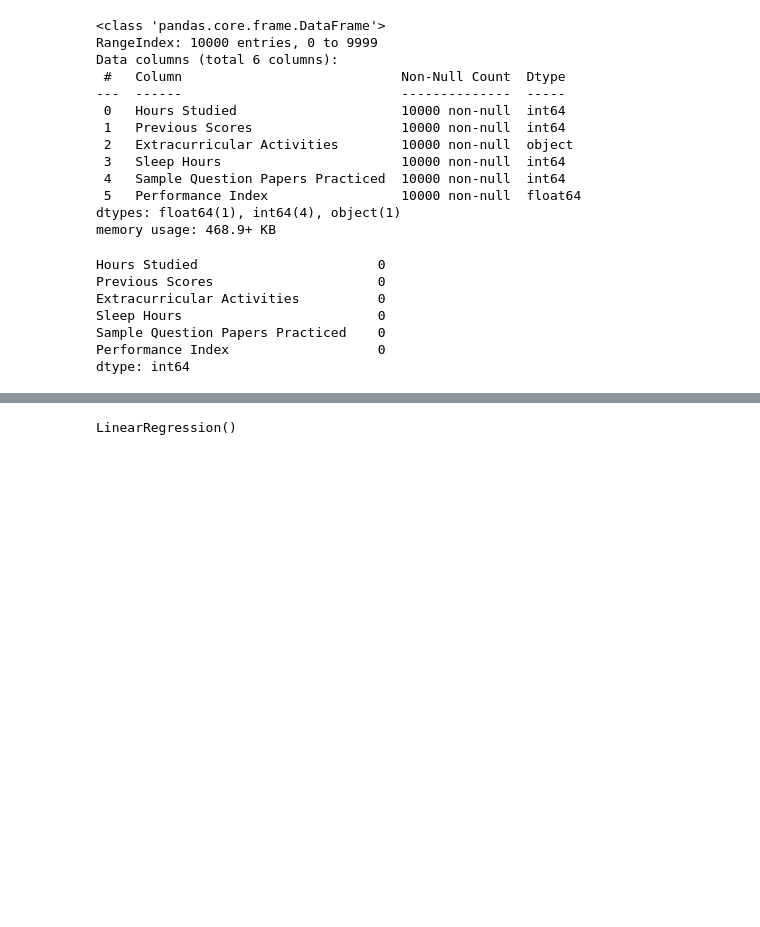
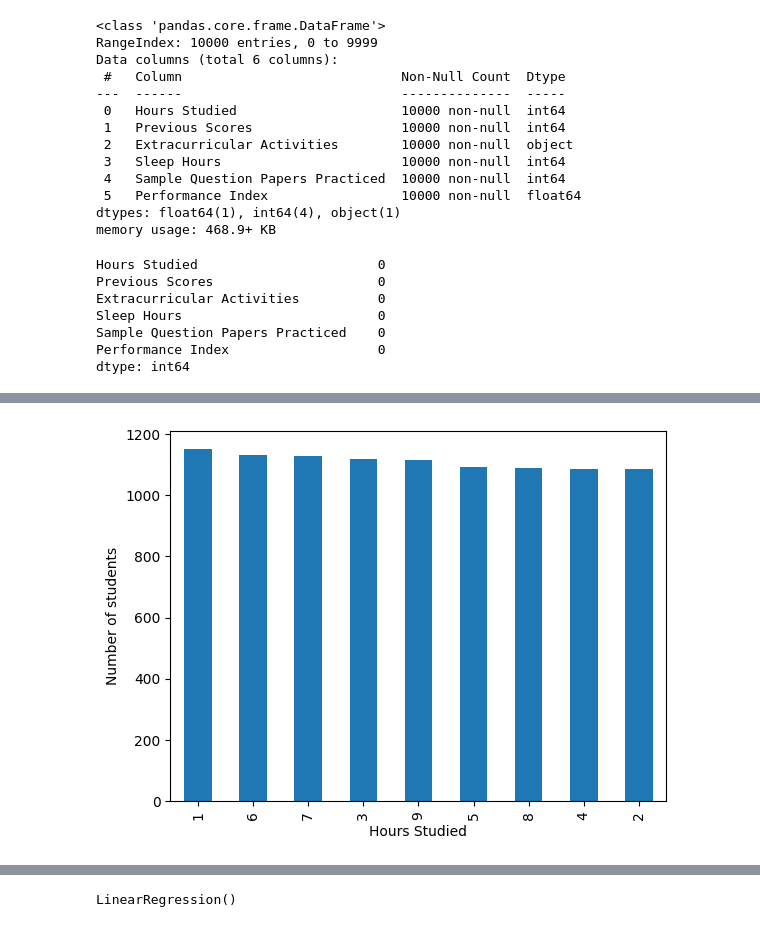
Before and after one commit to VINAY-KUMAR855/Introduction_Datascience_projects, a Jupyter notebook: Predicting-Student-Performance/Untitled.ipynb, the cells around one changed output, grey strips where cells are left out. Drawn from its saved outputs; the diff is of its cells as text; code cells hidden in the pictures; blank space fills up the shorter version.

```diff
--- a/Predicting-Student-Performance/Untitled.ipynb
+++ b/Predicting-Student-Performance/Untitled.ipynb
@@ -48,0 +55,6 @@ dtype: int64
+# %%
+df["Hours Studied"].value_counts().plot(kind="bar")
+plt.ylabel("Number of students")
+plt.show()
+# %% [output]
+[figure, added]
```
Also changed, not shown: parts of 4 cells of this notebook, 1 other file.
